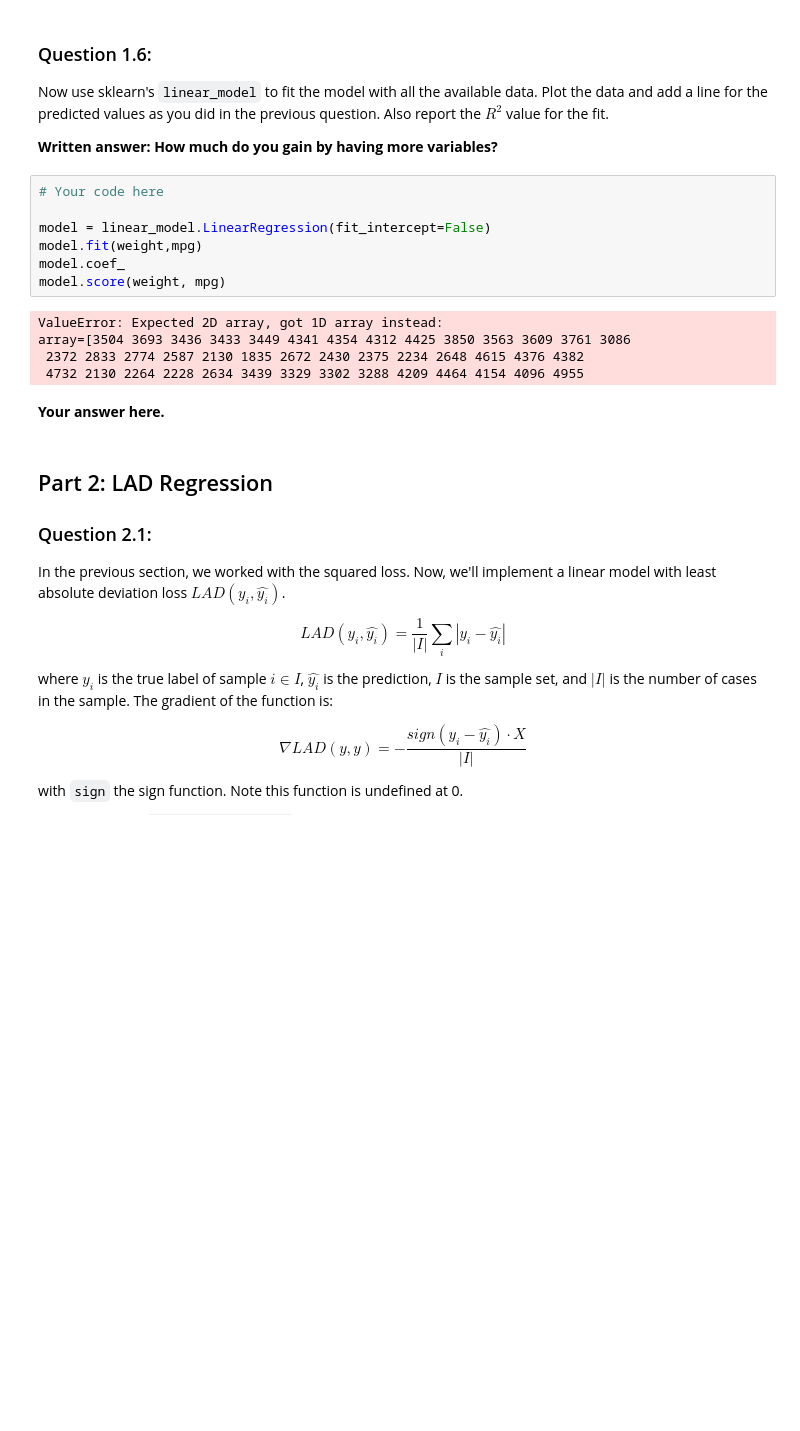
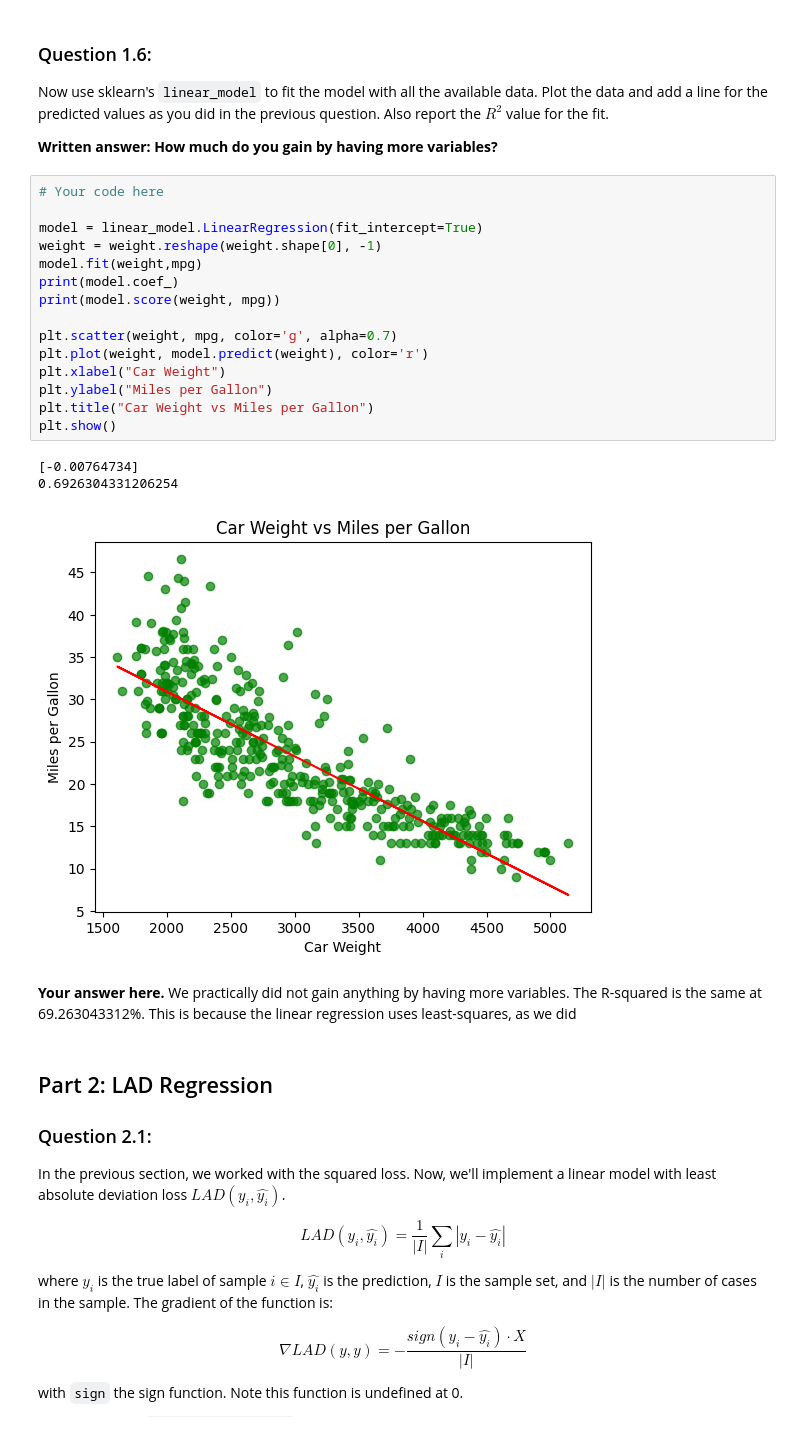
Before and after one commit to andytyuan2/DATASCI-3000, a Jupyter notebook: Assignment_1_Clean.ipynb, the cells around one changed output. Drawn from its saved outputs; the diff is of its cells as text; blank space fills up the shorter version.

```diff
--- a/Assignment_1_Clean.ipynb
+++ b/Assignment_1_Clean.ipynb
@@ -250,20 +243,27 @@ TypeError: 'function' object is not subscriptable
 Now use sklearn's `linear_model` to fit the model with all the available data. Plot the data and add a line for the predicted values as you did in the previous question. Also report the $R^2$ value for the fit.
 
 **Written answer: How much do you gain by having more variables?**
-# %%
-# Your code here
-
-model = linear_model.LinearRegression(fit_intercept=False)
-model.fit(weight,mpg)
-model.coef_
-model.score(weight, mpg)
-# %% [output]
-ValueError: Expected 2D array, got 1D array instead:
-array=[3504 3693 3436 3433 3449 4341 4354 4312 4425 3850 3563 3609 3761 3086
- 2372 2833 2774 2587 2130 1835 2672 2430 2375 2234 2648 4615 4376 4382
- 4732 2130 2264 2228 2634 3439 3329 3302 3288 4209 4464 4154 4096 4955
-# %% [markdown]
-**Your answer here.**
+# %%
+# Your code here
+
+model = linear_model.LinearRegression(fit_intercept=True)
+weight = weight.reshape(weight.shape[0], -1)
+model.fit(weight,mpg)
+print(model.coef_)
+print(model.score(weight, mpg))
+
+plt.scatter(weight, mpg, color='g', alpha=0.7)
+plt.plot(weight, model.predict(weight), color='r')
+plt.xlabel("Car Weight")
+plt.ylabel("Miles per Gallon")
+plt.title("Car Weight vs Miles per Gallon")
+plt.show()
+# %% [output]
+[-0.00764734]
+0.6926304331206254
+[figure, added]
+# %% [markdown]
+**Your answer here.** We practically did not gain anything by having more variables. The R-squared is the same at 69.263043312%. This is because the linear regression uses least-squares, as we did
 # %% [markdown]
 ## Part 2: LAD Regression
 
```
Also changed, not shown: parts of 15 cells of this notebook.
